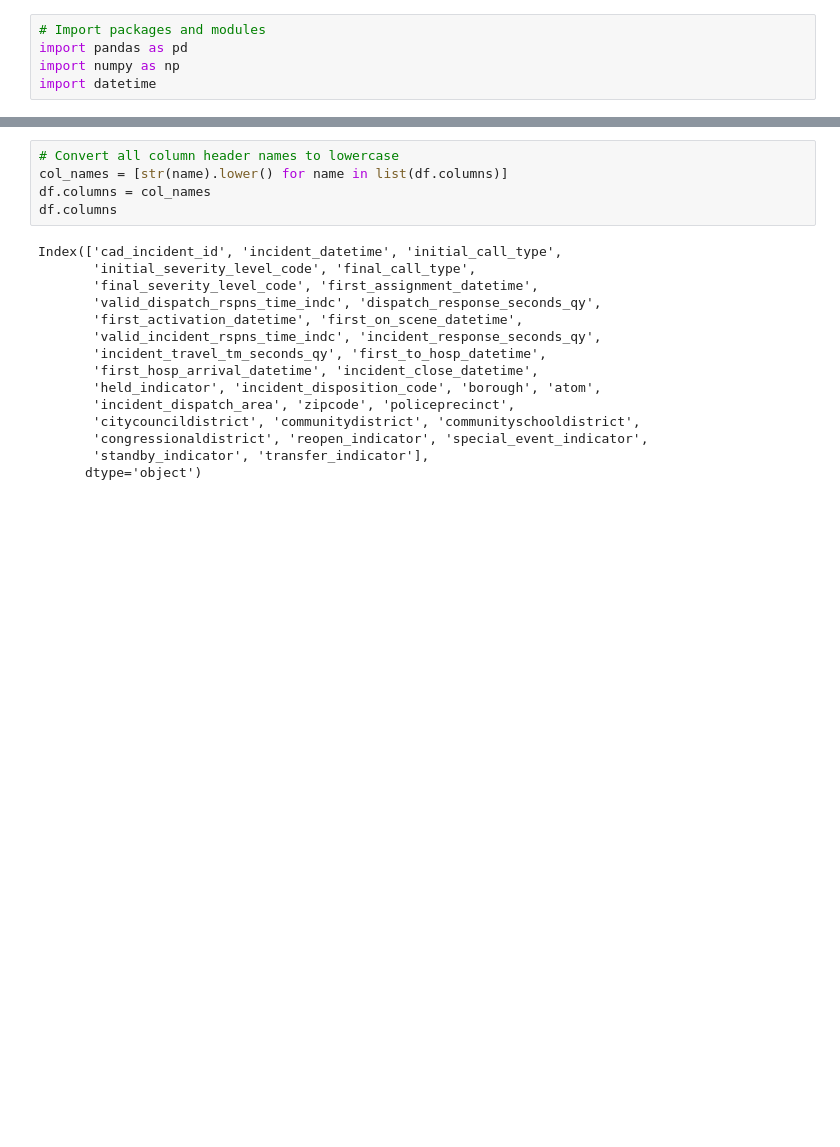
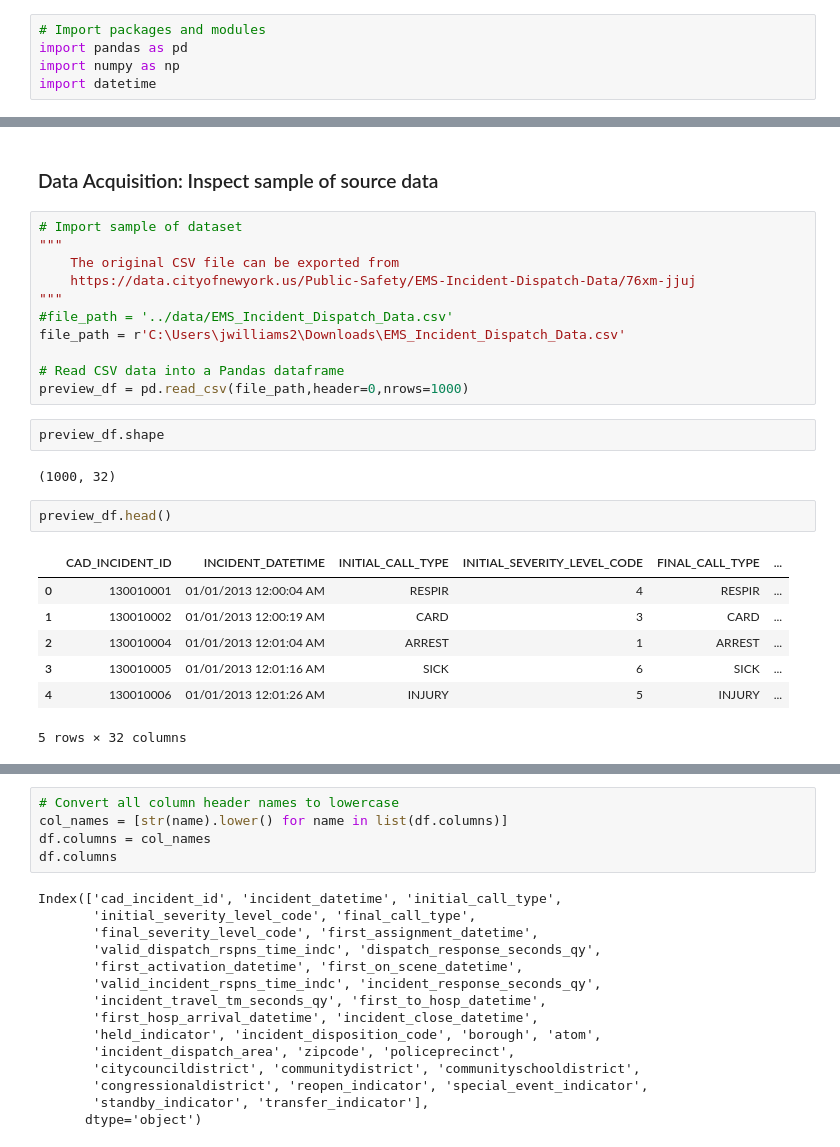
Before and after one commit to JD-Williams/Springboard, a Jupyter notebook: Capstones/Capstone 1/code/CP1-01_Data_Wrangling-csv.ipynb, the cells around one changed output, grey strips where cells are left out. Saved outputs shown, nothing was run; the diff lists cells and outputs as text; blank space fills up the shorter version.

```diff
--- a/Capstones/Capstone 1/code/CP1-01_Data_Wrangling-csv.ipynb
+++ b/Capstones/Capstone 1/code/CP1-01_Data_Wrangling-csv.ipynb
@@ -9,0 +186,27 @@ import datetime
+# %% [markdown]
+### Data Acquisition: Inspect sample of source data
+# %%
+# Import sample of dataset
+"""
+    The original CSV file can be exported from
+    https://data.cityofnewyork.us/Public-Safety/EMS-Incident-Dispatch-Data/76xm-jjuj
+"""
+#file_path = '../data/EMS_Incident_Dispatch_Data.csv'
+file_path = r'C:\Users\jwilliams2\Downloads\EMS_Incident_Dispatch_Data.csv'
+
+# Read CSV data into a Pandas dataframe
+preview_df = pd.read_csv(file_path,header=0,nrows=1000)
+# %%
+preview_df.shape
+# %% [output]
+(1000, 32)
+# %%
+preview_df.head()
+# %% [output]
+|  | CAD_INCIDENT_ID | INCIDENT_DATETIME | INITIAL_CALL_TYPE | INITIAL_SEVERITY_LEVEL_CODE | FINAL_CALL_TYPE | ... |
+| 0 | 130010001 | 01/01/2013 12:00:04 AM | RESPIR | 4 | RESPIR | ... |
+| 1 | 130010002 | 01/01/2013 12:00:19 AM | CARD | 3 | CARD | ... |
+| 2 | 130010004 | 01/01/2013 12:01:04 AM | ARREST | 1 | ARREST | ... |
+| 3 | 130010005 | 01/01/2013 12:01:16 AM | SICK | 6 | SICK | ... |
+| 4 | 130010006 | 01/01/2013 12:01:26 AM | INJURY | 5 | INJURY | ... |
+5 rows × 32 columns
```
Also changed, not shown: parts of 27 cells of this notebook.
